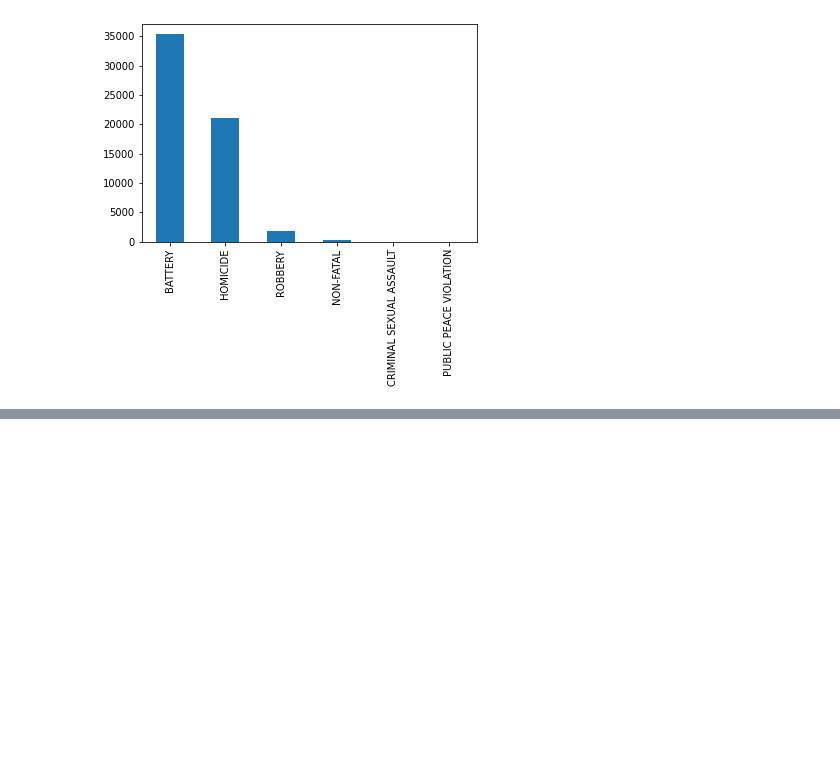
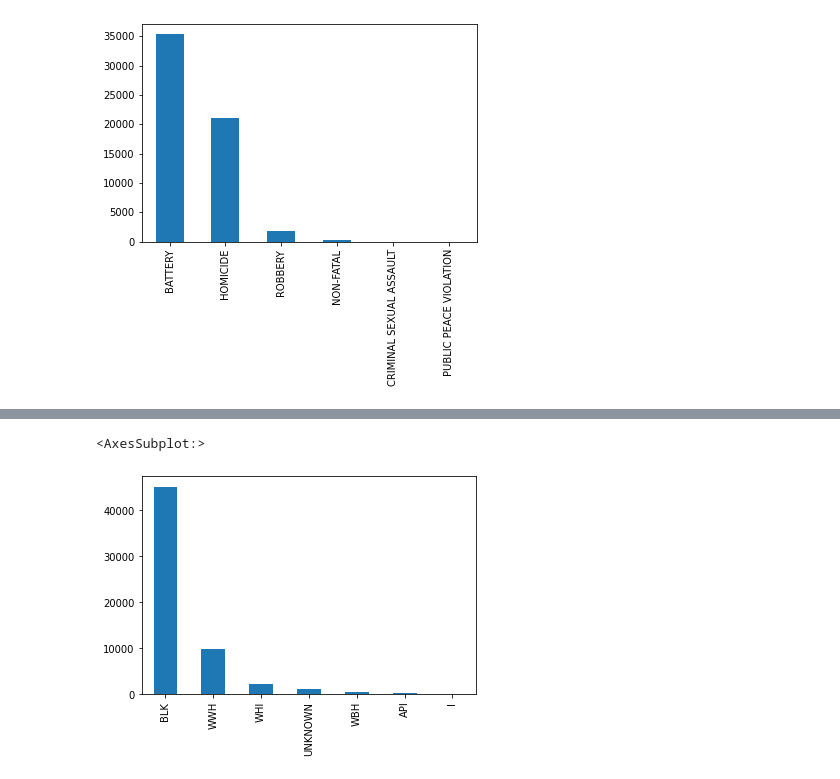
Before and after one commit to LauGon27/03_PRUEBAS, a Jupyter notebook: 02_eda/240407_eda_victims.ipynb, the cells around one changed output, grey strips where cells are left out. Cells and saved outputs as stored; diff of their text form; code cells hidden in the pictures; blank space fills up the shorter version.

```diff
--- a/02_eda/240407_eda_victims.ipynb
+++ b/02_eda/240407_eda_victims.ipynb
@@ -89,0 +94,5 @@ array(['HOMICIDE', 'BATTERY', 'ROBBERY', 'NON-FATAL',
+# %%
+victims['RACE'].value_counts().plot.bar()
+# %% [output]
+<AxesSubplot:>
+[figure, added]
```
Also changed, not shown: parts of 6 cells of this notebook, 1 other file.
